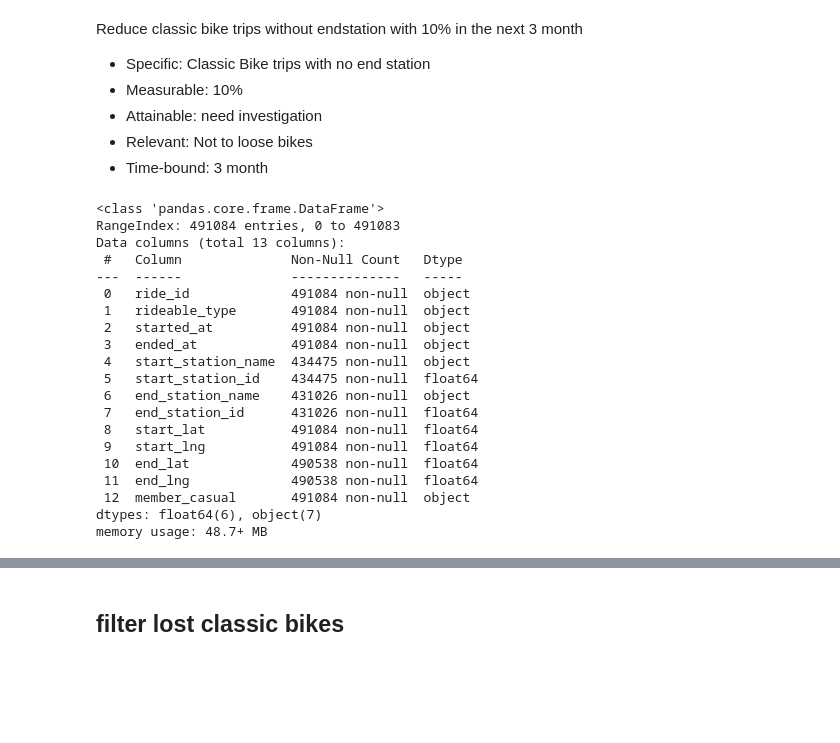
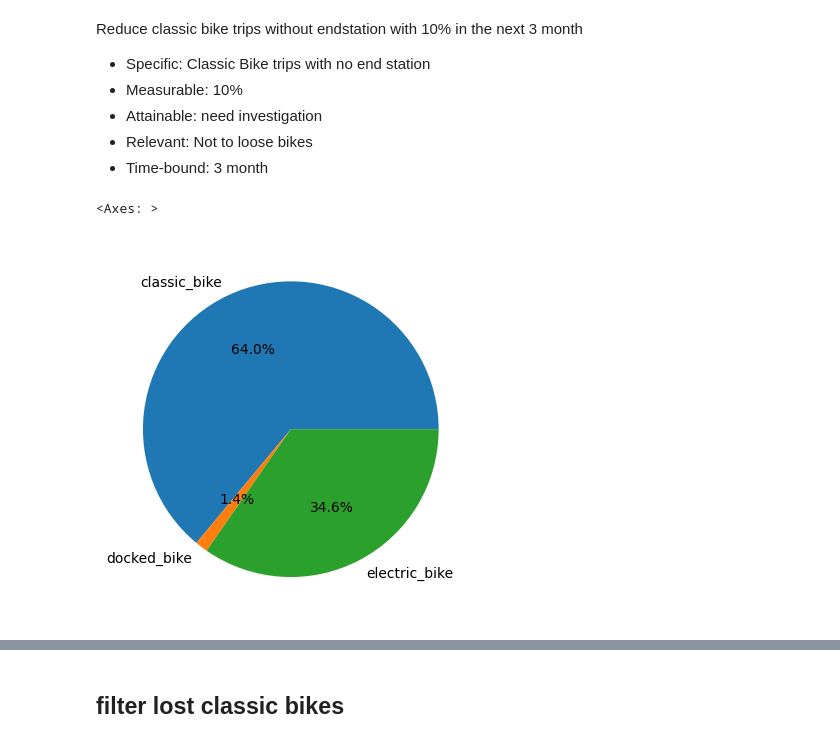
Before and after one commit to ZsuzsaMano/Machine-learning, a Jupyter notebook: KPI.ipynb, the cells around one changed output, grey strips where cells are left out. Drawn from its saved outputs; the diff is of its cells as text; code cells hidden in the pictures; blank space fills up the shorter version.

Commit message:
plots on lost bikes for presentation

```diff
--- a/KPI.ipynb
+++ b/KPI.ipynb
@@ -55,23 +64,15 @@ trip_import10= trip10.copy()
-# %%
-trip_import10.info()
-# %% [output]
-<class 'pandas.core.frame.DataFrame'>
-RangeIndex: 491084 entries, 0 to 491083
-Data columns (total 13 columns):
- #   Column              Non-Null Count   Dtype
----  ------              --------------   -----
- 0   ride_id             491084 non-null  object
- 1   rideable_type       491084 non-null  object
- 2   started_at          491084 non-null  object
- 3   ended_at            491084 non-null  object
- 4   start_station_name  434475 non-null  object
- 5   start_station_id    434475 non-null  float64
- 6   end_station_name    431026 non-null  object
- 7   end_station_id      431026 non-null  float64
- 8   start_lat           491084 non-null  float64
- 9   start_lng           491084 non-null  float64
- 10  end_lat             490538 non-null  float64
- 11  end_lng             490538 non-null  float64
- 12  member_casual       491084 non-null  object
-dtypes: float64(6), object(7)
-memory usage: 48.7+ MB
+# %%
+
+
+frames = [trip_import08, trip_import09,trip_import10]
+
+
+
+
+
+trips08_10 = pd.concat(frames, ignore_index=True)
+trips08_10['hour']=trips08_10['started_at'].dt.hour
+trips08_10.groupby('rideable_type').size().plot(kind='pie', autopct='%.1f%%')
+# %% [output]
+<Axes: >
+[figure, added]
```
Also changed, not shown: parts of 16 cells of this notebook, 1 other file.
